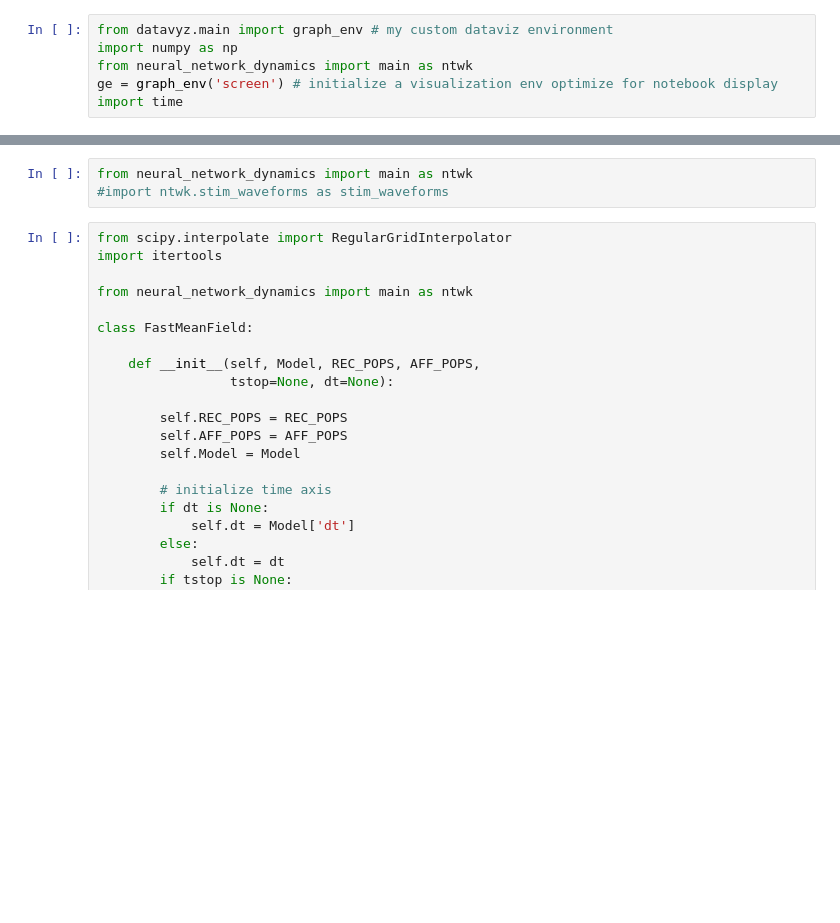
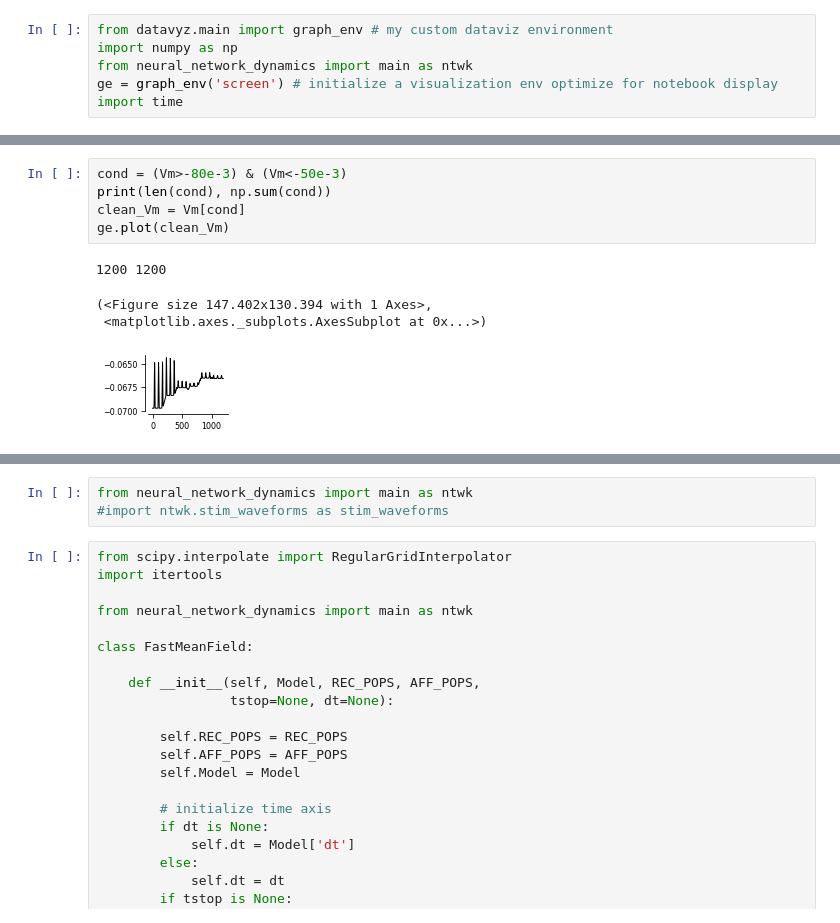
Before and after one commit to yzerlaut/spkNtwk-cortStatesWakefulness, a Jupyter notebook: notebook.ipynb, the cells around one changed output, grey strips where cells are left out. Saved outputs shown, nothing was run; the diff lists cells and outputs as text; blank space fills up the shorter version.

```diff
--- a/notebook.ipynb
+++ b/notebook.ipynb
@@ -6,0 +108,10 @@ import time
+# %%
+cond = (Vm>-80e-3) & (Vm<-50e-3)
+print(len(cond), np.sum(cond))
+clean_Vm = Vm[cond]
+ge.plot(clean_Vm)
+# %% [output]
+1200 1200
+(<Figure size 147.402x130.394 with 1 Axes>,
+ <matplotlib.axes._subplots.AxesSubplot at 0x...>)
+[figure, added]
```
Also changed, not shown: parts of 18 cells of this notebook, 4 other files.
